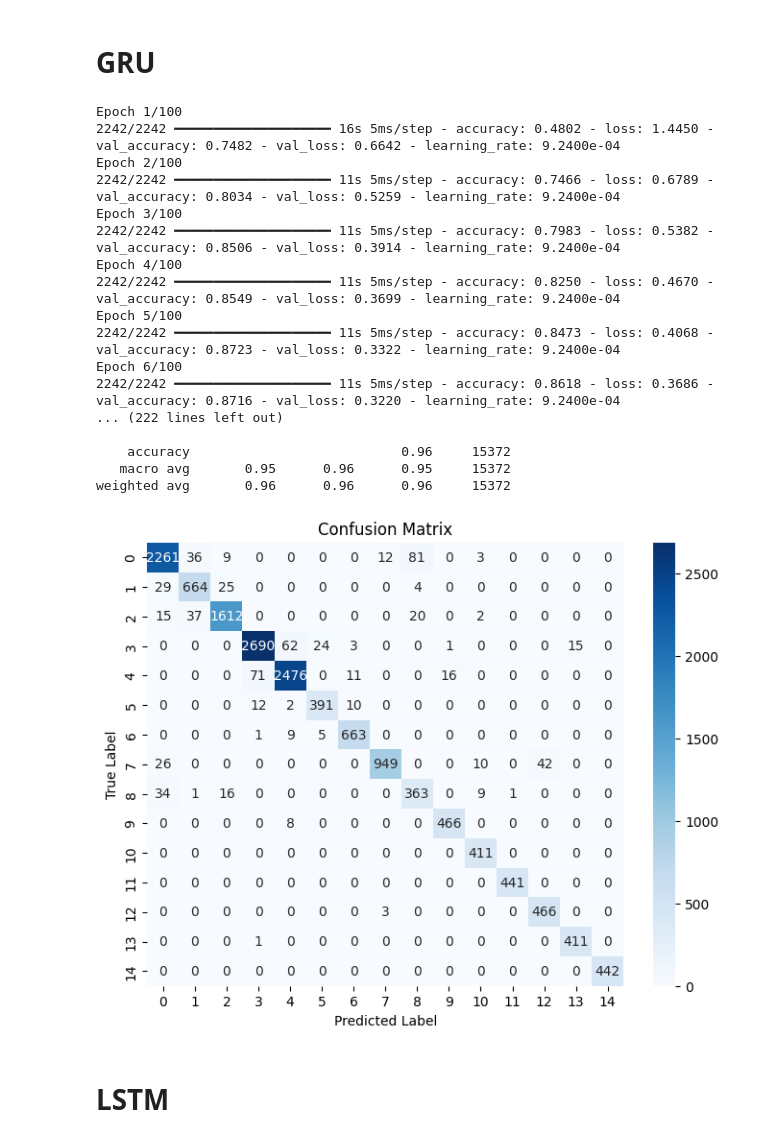
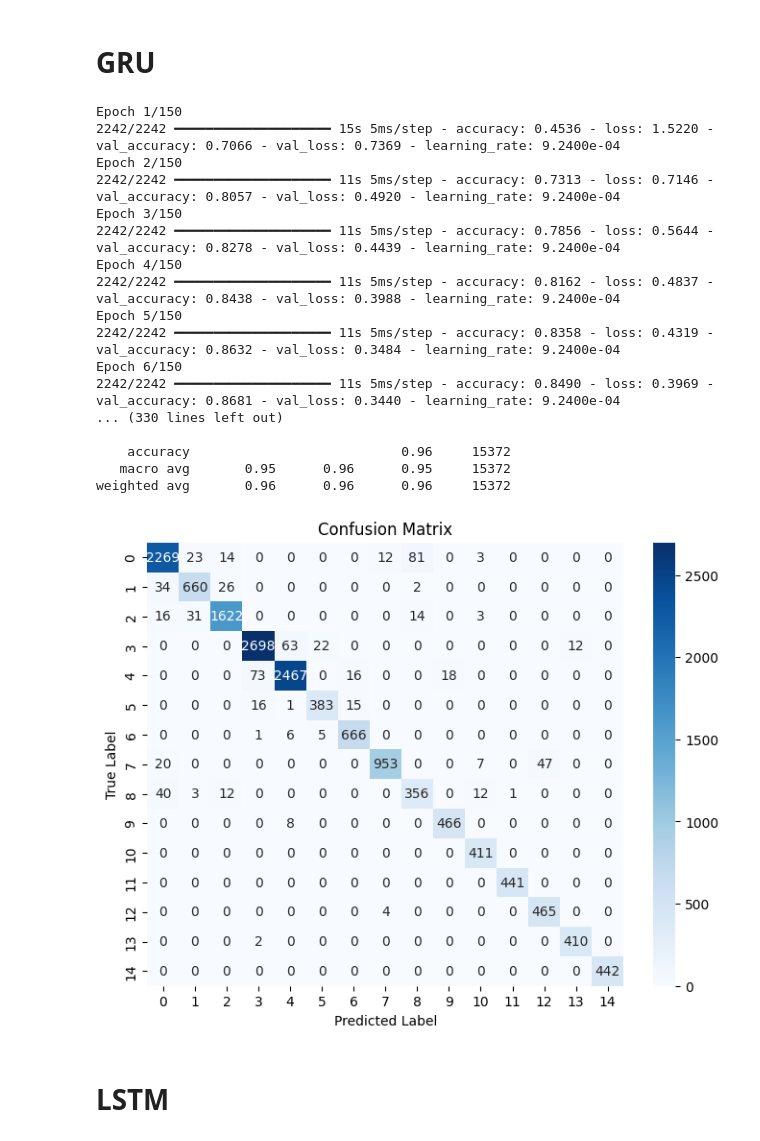
Before and after one commit to kaushikar11/RAI-HER, a Jupyter notebook: MODELS-EVALUATION.ipynb, the cells around one changed output. Drawn from its saved outputs; the diff is of its cells as text; code cells hidden in the pictures.

```diff
--- a/MODELS-EVALUATION.ipynb
+++ b/MODELS-EVALUATION.ipynb
@@ -604,7 +604,7 @@ num_classes = len(np.unique(y))
 gru_model = build_gru_model(input_shape, num_classes)
 history = gru_model.fit(
     X_train, y_train,
-    epochs=100, batch_size=32,
+    epochs=150, batch_size=32,
     validation_data=(X_val, y_val),
     callbacks=[reduce_lr],
     verbose=1
@@ -623,47 +623,47 @@ pred_df.drop(columns=['Emotion'], inplace=True)
 test_df = X_test.copy()
 
 # Compute evaluation metrics
 accuracy = accuracy_score(y_test, predicted_labels)
 precision = precision_score(y_test, predicted_labels, average='weighted')
 recall = recall_score(y_test, predicted_labels, average='weighted')
 
 # Print evaluation metrics
 print(f"Accuracy: {accuracy:.4f}")
 print(f"Precision: {precision:.4f}")
 print(f"Recall: {recall:.4f}")
 
 # Classification Report
 class_report = classification_report(y_test, predicted_labels)
 print("Classification Report:")
 print(class_report)
 
 # Plot Confusion Matrix
 plt.figure(figsize=(8, 6))
 conf_matrix = tf.math.confusion_matrix(y_test, predicted_labels).numpy()
 sns.heatmap(conf_matrix, annot=True, fmt='d', cmap='Blues', xticklabels=np.unique(y_test), yticklabels=np.unique(y_test))
 plt.xlabel('Predicted Label')
 plt.ylabel('True Label')
 plt.title('Confusion Matrix')
 plt.show()
 # %% [output]
-Epoch 1/100
-2242/2242 ━━━━━━━━━━━━━━━━━━━━ 16s 5ms/step - accuracy: 0.4802 - loss: 1.4450 - val_accuracy: 0.7482 - val_loss: 0.6642 - learning_rate: 9.2400e-04
-Epoch 2/100
-2242/2242 ━━━━━━━━━━━━━━━━━━━━ 11s 5ms/step - accuracy: 0.7466 - loss: 0.6789 - val_accuracy: 0.8034 - val_loss: 0.5259 - learning_rate: 9.2400e-04
-Epoch 3/100
-2242/2242 ━━━━━━━━━━━━━━━━━━━━ 11s 5ms/step - accuracy: 0.7983 - loss: 0.5382 - val_accuracy: 0.8506 - val_loss: 0.3914 - learning_rate: 9.2400e-04
-Epoch 4/100
-2242/2242 ━━━━━━━━━━━━━━━━━━━━ 11s 5ms/step - accuracy: 0.8250 - loss: 0.4670 - val_accuracy: 0.8549 - val_loss: 0.3699 - learning_rate: 9.2400e-04
-Epoch 5/100
-2242/2242 ━━━━━━━━━━━━━━━━━━━━ 11s 5ms/step - accuracy: 0.8473 - loss: 0.4068 - val_accuracy: 0.8723 - val_loss: 0.3322 - learning_rate: 9.2400e-04
-Epoch 6/100
-2242/2242 ━━━━━━━━━━━━━━━━━━━━ 11s 5ms/step - accuracy: 0.8618 - loss: 0.3686 - val_accuracy: 0.8716 - val_loss: 0.3220 - learning_rate: 9.2400e-04
-... (222 lines left out)
+Epoch 1/150
+2242/2242 ━━━━━━━━━━━━━━━━━━━━ 15s 5ms/step - accuracy: 0.4536 - loss: 1.5220 - val_accuracy: 0.7066 - val_loss: 0.7369 - learning_rate: 9.2400e-04
+Epoch 2/150
+2242/2242 ━━━━━━━━━━━━━━━━━━━━ 11s 5ms/step - accuracy: 0.7313 - loss: 0.7146 - val_accuracy: 0.8057 - val_loss: 0.4920 - learning_rate: 9.2400e-04
+Epoch 3/150
+2242/2242 ━━━━━━━━━━━━━━━━━━━━ 11s 5ms/step - accuracy: 0.7856 - loss: 0.5644 - val_accuracy: 0.8278 - val_loss: 0.4439 - learning_rate: 9.2400e-04
+Epoch 4/150
+2242/2242 ━━━━━━━━━━━━━━━━━━━━ 11s 5ms/step - accuracy: 0.8162 - loss: 0.4837 - val_accuracy: 0.8438 - val_loss: 0.3988 - learning_rate: 9.2400e-04
+Epoch 5/150
+2242/2242 ━━━━━━━━━━━━━━━━━━━━ 11s 5ms/step - accuracy: 0.8358 - loss: 0.4319 - val_accuracy: 0.8632 - val_loss: 0.3484 - learning_rate: 9.2400e-04
+Epoch 6/150
+2242/2242 ━━━━━━━━━━━━━━━━━━━━ 11s 5ms/step - accuracy: 0.8490 - loss: 0.3969 - val_accuracy: 0.8681 - val_loss: 0.3440 - learning_rate: 9.2400e-04
+... (330 lines left out)
 
     accuracy                           0.96     15372
    macro avg       0.95      0.96      0.95     15372
 weighted avg       0.96      0.96      0.96     15372
-[figure, old version]
+[figure, new version]
 # %%
 if 'final_metrics_df' not in globals():
     final_metrics_df = pd.DataFrame(columns=["Model", "Accuracy", "Precision", "Recall"])
```
Also changed, not shown: parts of 3 cells of this notebook.
